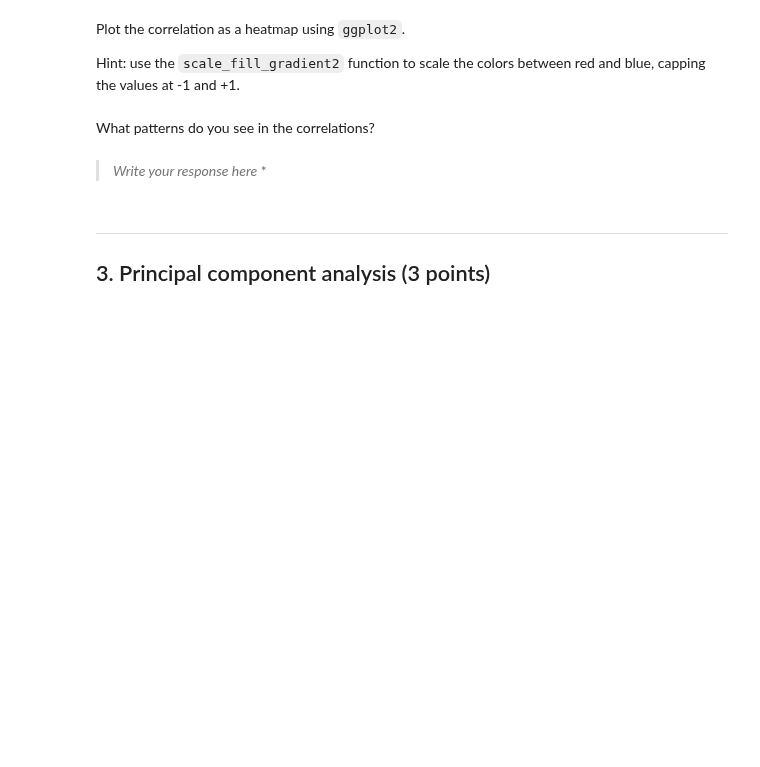
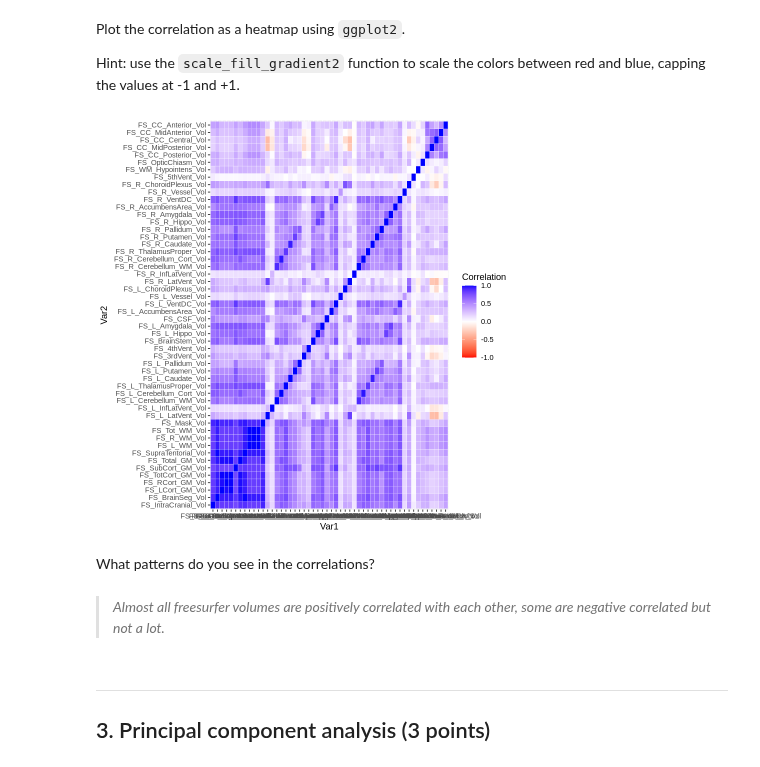
Before and after one commit to jialinli-21/Li_DSPN_S25, a Jupyter notebook: Exercise18.ipynb, the cells around one changed output. Cells and saved outputs as stored; diff of their text form; code cells hidden in the pictures; blank space fills up the shorter version.

```diff
--- a/Exercise18.ipynb
+++ b/Exercise18.ipynb
@@ -29,0 +42,14 @@ Use the `head` function to look at the first few rows of each data frame.
+# %%
+system("gdown --id 1hywRmGdvhbDYTrQRyl1_bLJsq-T3GJq2")
+
+hcp_data <- read.csv("unrestricted_trimmed_1_7_2020_10_50_44.csv")
+
+d1 <- hcp_data %>%
+  select(Flanker_Unadj,  ends_with("_Vol"))
+
+d1 <- d1 %>%
+  select(where(~ any(.!= 0, na.rm = TRUE))) %>%
+  drop_na()
+
+
+head(d1)
@@ -36,0 +71,4 @@ Use the `head` function to look at the first few rows of each data frame.
+# %%
+cor(d1[, !names(d1) %in% "Flanker_Unadj"])
+
+fs_cor <- as.matrix(cor(d1[, !names(d1) %in% "Flanker_Unadj"]))
@@ -40,0 +112,3 @@ Use the `head` function to look at the first few rows of each data frame.
+# %%
+fs_cor <- melt(fs_cor)
+head(fs_cor)
@@ -47,8 +129,16 @@ Hint: use the `scale_fill_gradient2` function to scale the colors between red an
+# %%
+ggplot(data = fs_cor, aes(x = Var1, y = Var2, fill = value)) +
+  geom_tile(color = "white") +
+  scale_fill_gradient2(low = "red", high = "blue", mid = "white",
+                       midpoint = 0, limit = c(-1,1), space = "Lab",
+                       name = "Correlation")
+# %% [output]
+[figure, added]
 # %% [markdown]
 What patterns do you see in the correlations?
-# %% [markdown]
-> *Write your response here*
-> *
+# %% [markdown]
+> *Almost all freesurfer volumes are positively correlated with each other, some are negative correlated but not a lot.*
+>
 # %% [markdown]
 ---
 ## 3. Principal component analysis (3 points)
```
Also changed, not shown: parts of 28 cells of this notebook.
